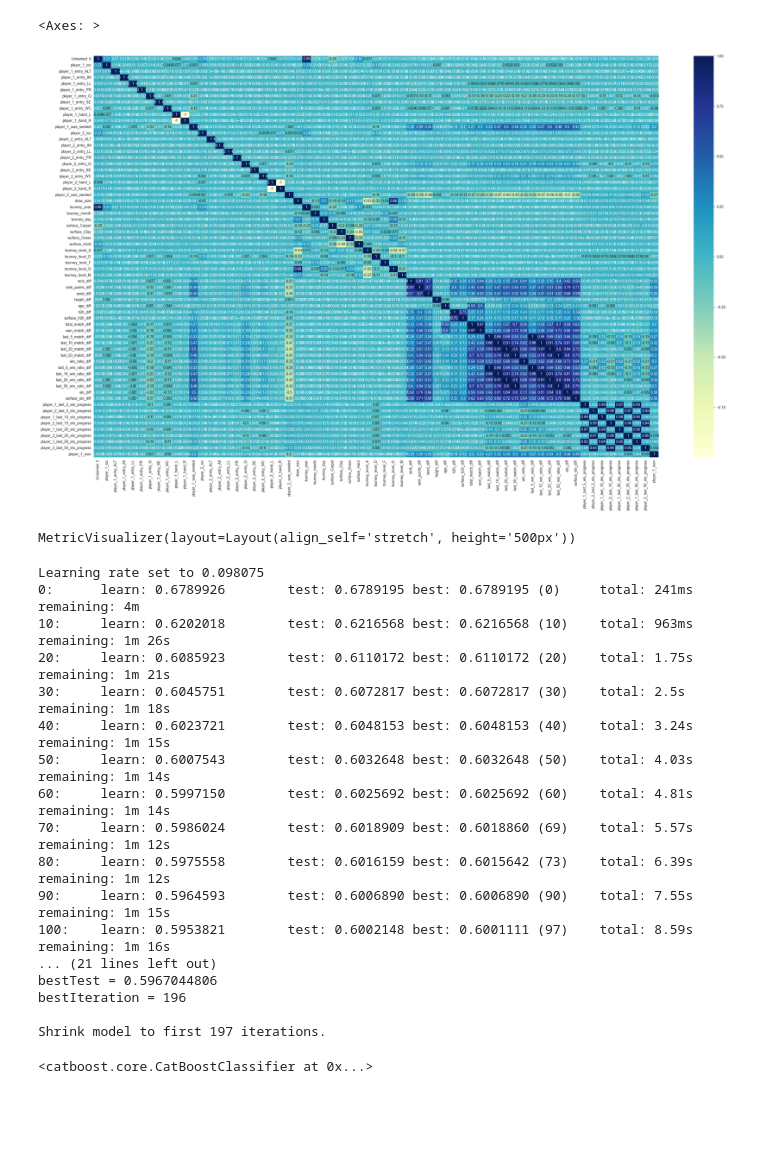
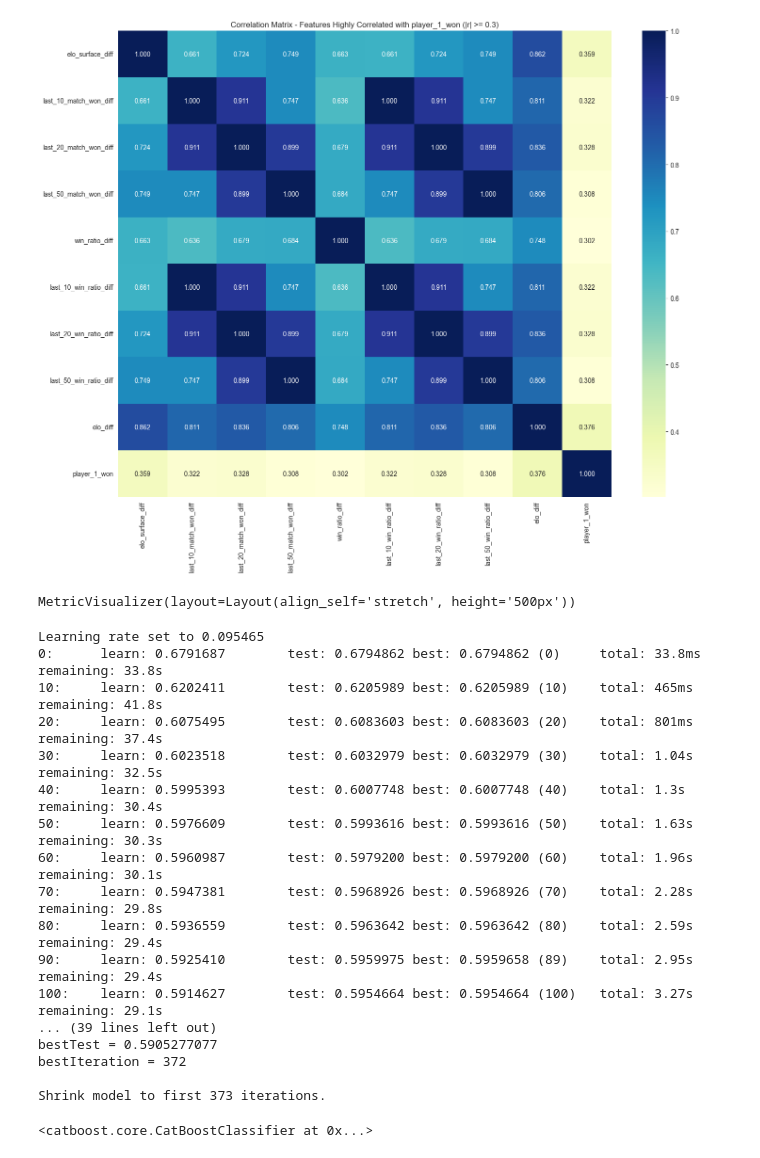
Before and after one commit to hikmatazimzade/tennis-ai, a Jupyter notebook: training/catboost.ipynb, the cells around one changed output. Cells and saved outputs as stored; diff of their text form; code cells hidden in the pictures; blank space fills up the shorter version.

```diff
--- a/training/catboost.ipynb
+++ b/training/catboost.ipynb
@@ -4,7 +4,7 @@ import seaborn as sns
 
 from utils.dataframe import read_final_csv
 
-df = read_final_csv("catboost")
+df = read_final_csv("boosting_model")
 # %%
 from utils.dataframe import delete_columns
 
@@ -66,2 +73,9 @@ y_val = df[df["tourney_year"] == split_year]["player_1_won"]
 x_test = df[df["tourney_year"] > split_year].drop("player_1_won", axis=1)
 y_test = df[df["tourney_year"] > split_year]["player_1_won"]
+# %%
+train_data = x_train.join(y_train)
+target_corr = train_data.corr()['player_1_won'].abs()
+highly_corr_features = target_corr[target_corr >= 0.3].index.tolist()
+
+print(f"There are {len(highly_corr_features)} highly correlated features:")
+print(highly_corr_features)
@@ -90,6 +92,11 @@ array([[<Axes: title={'center': 'Unnamed: 0'}>,
 # %%
-plt.figure(figsize=(35, 20))
-sns.heatmap(train_data.corr(), annot = True, cmap = "YlGnBu")
+corr_subset = train_data[highly_corr_features].corr()
+
+plt.figure(figsize=(15, 12))
+sns.heatmap(corr_subset, annot=True, cmap="YlGnBu", fmt='.3f')
+
+plt.title('Correlation Matrix - Features Highly Correlated with player_1_won (|r| >= 0.3)')
+plt.tight_layout()
+plt.show()
 # %% [output]
-<Axes: >
-[figure, old version]
+[figure, new version]
@@ -100,27 +103,27 @@ categorical_features = [
 # %%
 from catboost import CatBoostClassifier
 
-model = CatBoostClassifier(random_state=42, early_stopping_rounds=100, cat_features=categorical_features)
+model = CatBoostClassifier(random_state=42, early_stopping_rounds=100)
 model.fit(x_train, y_train, verbose=10, plot=True, eval_set=[(x_val, y_val)])
 # %% [output]
 MetricVisualizer(layout=Layout(align_self='stretch', height='500px'))
-Learning rate set to 0.098075
-0:      learn: 0.6789926        test: 0.6789195 best: 0.6789195 (0)     total: 241ms    remaining: 4m
-10:     learn: 0.6202018        test: 0.6216568 best: 0.6216568 (10)    total: 963ms    remaining: 1m 26s
-20:     learn: 0.6085923        test: 0.6110172 best: 0.6110172 (20)    total: 1.75s    remaining: 1m 21s
-30:     learn: 0.6045751        test: 0.6072817 best: 0.6072817 (30)    total: 2.5s     remaining: 1m 18s
-40:     learn: 0.6023721        test: 0.6048153 best: 0.6048153 (40)    total: 3.24s    remaining: 1m 15s
-50:     learn: 0.6007543        test: 0.6032648 best: 0.6032648 (50)    total: 4.03s    remaining: 1m 14s
-60:     learn: 0.5997150        test: 0.6025692 best: 0.6025692 (60)    total: 4.81s    remaining: 1m 14s
-70:     learn: 0.5986024        test: 0.6018909 best: 0.6018860 (69)    total: 5.57s    remaining: 1m 12s
-80:     learn: 0.5975558        test: 0.6016159 best: 0.6015642 (73)    total: 6.39s    remaining: 1m 12s
-90:     learn: 0.5964593        test: 0.6006890 best: 0.6006890 (90)    total: 7.55s    remaining: 1m 15s
-100:    learn: 0.5953821        test: 0.6002148 best: 0.6001111 (97)    total: 8.59s    remaining: 1m 16s
-... (21 lines left out)
-bestTest = 0.5967044806
-bestIteration = 196
+Learning rate set to 0.095465
+0:      learn: 0.6791687        test: 0.6794862 best: 0.6794862 (0)     total: 33.8ms   remaining: 33.8s
+10:     learn: 0.6202411        test: 0.6205989 best: 0.6205989 (10)    total: 465ms    remaining: 41.8s
+20:     learn: 0.6075495        test: 0.6083603 best: 0.6083603 (20)    total: 801ms    remaining: 37.4s
+30:     learn: 0.6023518        test: 0.6032979 best: 0.6032979 (30)    total: 1.04s    remaining: 32.5s
+40:     learn: 0.5995393        test: 0.6007748 best: 0.6007748 (40)    total: 1.3s     remaining: 30.4s
+50:     learn: 0.5976609        test: 0.5993616 best: 0.5993616 (50)    total: 1.63s    remaining: 30.3s
+60:     learn: 0.5960987        test: 0.5979200 best: 0.5979200 (60)    total: 1.96s    remaining: 30.1s
+70:     learn: 0.5947381        test: 0.5968926 best: 0.5968926 (70)    total: 2.28s    remaining: 29.8s
+80:     learn: 0.5936559        test: 0.5963642 best: 0.5963642 (80)    total: 2.59s    remaining: 29.4s
+90:     learn: 0.5925410        test: 0.5959975 best: 0.5959658 (89)    total: 2.95s    remaining: 29.4s
+100:    learn: 0.5914627        test: 0.5954664 best: 0.5954664 (100)   total: 3.27s    remaining: 29.1s
+... (39 lines left out)
+bestTest = 0.5905277077
+bestIteration = 372
 
-Shrink model to first 197 iterations.
+Shrink model to first 373 iterations.
 <catboost.core.CatBoostClassifier at 0x...>
 # %%
 accuracy = model.score(x_test, y_test)
```
Also changed, not shown: parts of 17 cells of this notebook.
